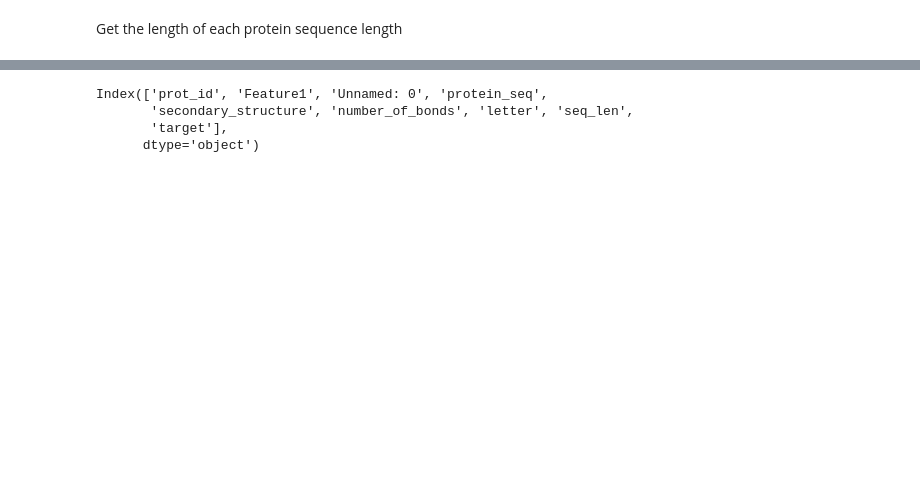
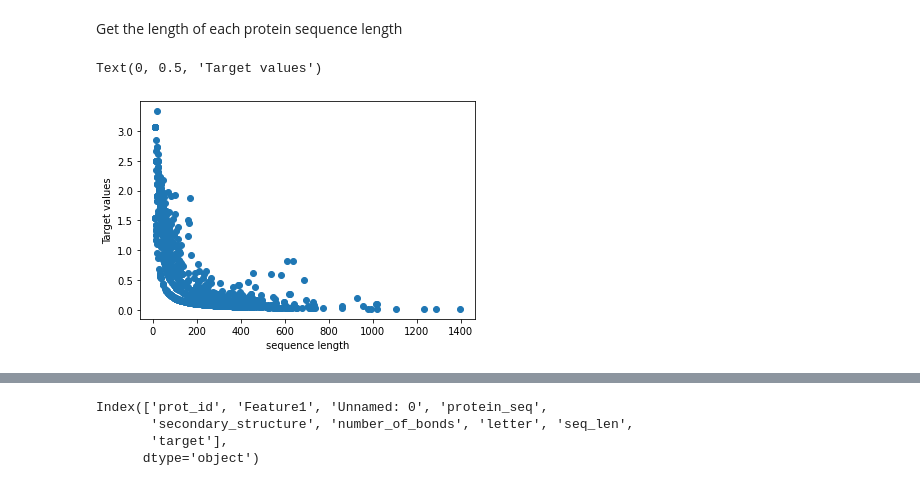
Before and after one commit to Growdeatechnology/Di_sulphide_bond, a Jupyter notebook: di_sulphide_prediction.ipynb, the cells around one changed output, grey strips where cells are left out. Drawn from its saved outputs; the diff is of its cells as text; code cells hidden in the pictures; blank space fills up the shorter version.

```diff
--- a/di_sulphide_prediction.ipynb
+++ b/di_sulphide_prediction.ipynb
@@ -64,3 +80,11 @@ plt.savefig('data_dis.png')
 Get the length of each protein sequence length
 # %%
 df['seq_len'] = df['protein_seq'].apply(len)
+# %%
+import matplotlib.pyplot as plt
+plt.scatter(df['seq_len'],df['target'])
+plt.xlabel('sequence length')
+plt.ylabel('Target values')
+# %% [output]
+Text(0, 0.5, 'Target values')
+[figure, added]
```
Also changed, not shown: parts of 19 cells of this notebook.
